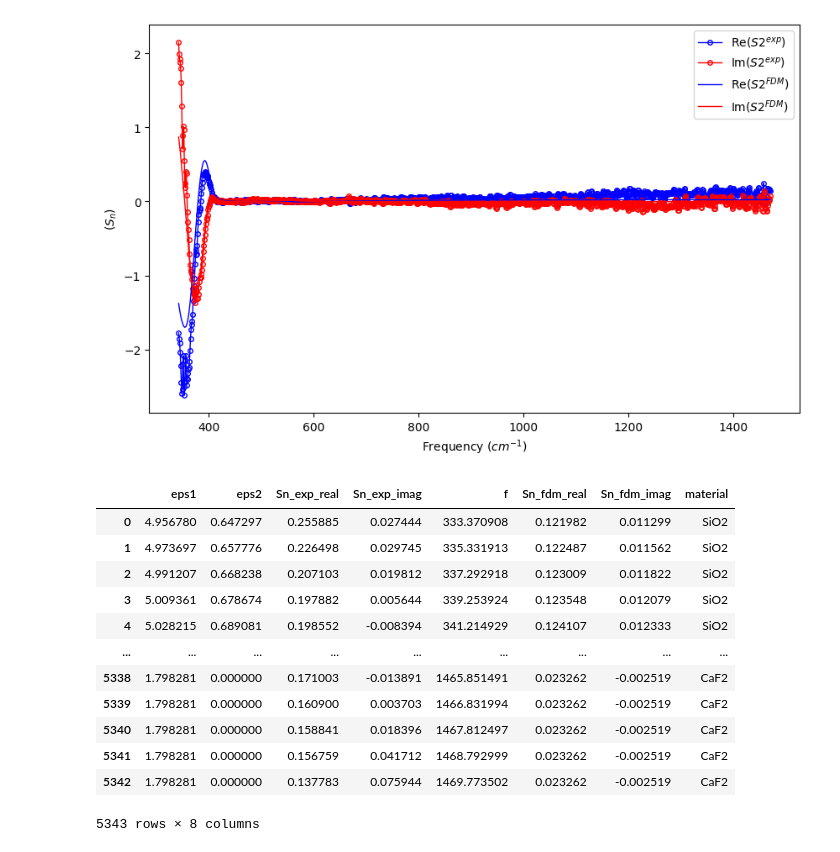
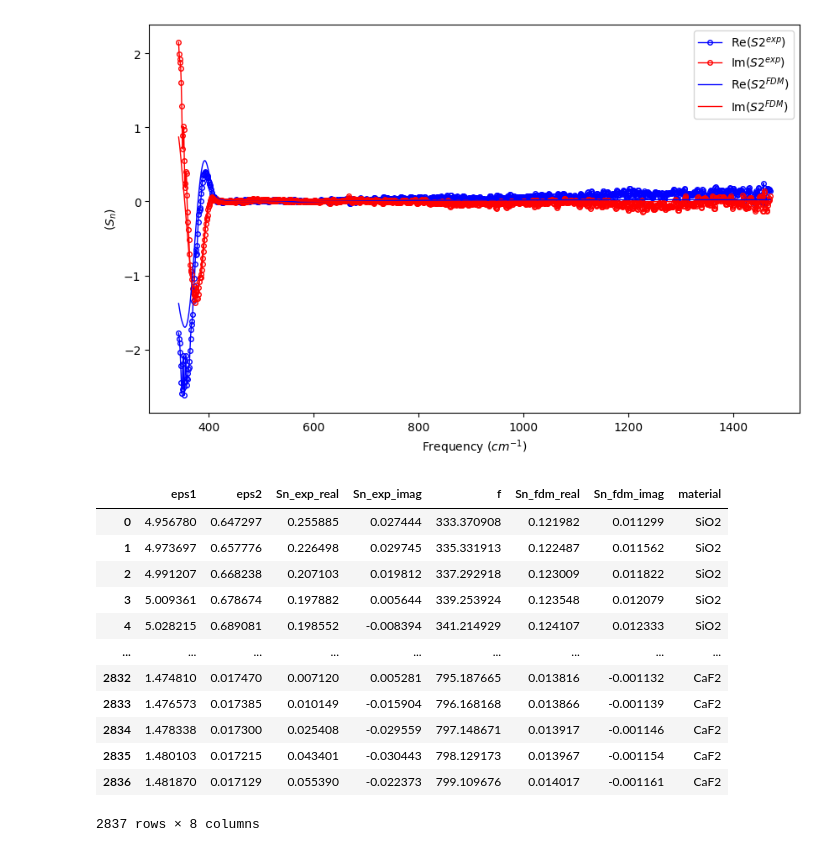
Before and after one commit to leoluga/nano-optics-ml, a Jupyter notebook: notebooks/testing_article_data/chen_article_code_and_data_extraction.ipynb, the cells around one changed output. Drawn from its saved outputs; the diff is of its cells as text; code cells hidden in the pictures.

```diff
--- a/notebooks/testing_article_data/chen_article_code_and_data_extraction.ipynb
+++ b/notebooks/testing_article_data/chen_article_code_and_data_extraction.ipynb
@@ -282,32 +280,37 @@ plotspectrum3(f_CaF2, Sn_CaF2, Sn_CaF2_cal_fd)
 # %%
 import pandas as pd
 
 materials_list = ['STO', 'SiO2','NGO','CaF2', 'LSAT', 'GaAs']
 
 df_list = []
 for material, values in main_data_dict.items():
 
     for key in values:
         values[key] = values[key].flatten()  # Ensure all arrays are 1D
     df = pd.DataFrame(values)
     df['material'] = material
+    if material == 'SiO2':
+        df = (df[df['f'] < 1400])
+    else:
+        df = (df[df['f'] < 800])
+
     df_list.append(df)
 
 final_df = pd.concat(df_list, ignore_index=True)
 final_df
 # %% [output]
 |  | eps1 | eps2 | Sn_exp_real | Sn_exp_imag | f | Sn_fdm_real | Sn_fdm_imag | material |
 | 0 | 4.956780 | 0.647297 | 0.255885 | 0.027444 | 333.370908 | 0.121982 | 0.011299 | SiO2 |
 | 1 | 4.973697 | 0.657776 | 0.226498 | 0.029745 | 335.331913 | 0.122487 | 0.011562 | SiO2 |
 | 2 | 4.991207 | 0.668238 | 0.207103 | 0.019812 | 337.292918 | 0.123009 | 0.011822 | SiO2 |
 | 3 | 5.009361 | 0.678674 | 0.197882 | 0.005644 | 339.253924 | 0.123548 | 0.012079 | SiO2 |
 | 4 | 5.028215 | 0.689081 | 0.198552 | -0.008394 | 341.214929 | 0.124107 | 0.012333 | SiO2 |
 | ... | ... | ... | ... | ... | ... | ... | ... | ... |
-| 5338 | 1.798281 | 0.000000 | 0.171003 | -0.013891 | 1465.851491 | 0.023262 | -0.002519 | CaF2 |
-| 5339 | 1.798281 | 0.000000 | 0.160900 | 0.003703 | 1466.831994 | 0.023262 | -0.002519 | CaF2 |
-| 5340 | 1.798281 | 0.000000 | 0.158841 | 0.018396 | 1467.812497 | 0.023262 | -0.002519 | CaF2 |
-| 5341 | 1.798281 | 0.000000 | 0.156759 | 0.041712 | 1468.792999 | 0.023262 | -0.002519 | CaF2 |
-| 5342 | 1.798281 | 0.000000 | 0.137783 | 0.075944 | 1469.773502 | 0.023262 | -0.002519 | CaF2 |
+| 2832 | 1.474810 | 0.017470 | 0.007120 | 0.005281 | 795.187665 | 0.013816 | -0.001132 | CaF2 |
+| 2833 | 1.476573 | 0.017385 | 0.010149 | -0.015904 | 796.168168 | 0.013866 | -0.001139 | CaF2 |
+| 2834 | 1.478338 | 0.017300 | 0.025408 | -0.029559 | 797.148671 | 0.013917 | -0.001146 | CaF2 |
+| 2835 | 1.480103 | 0.017215 | 0.043401 | -0.030443 | 798.129173 | 0.013967 | -0.001154 | CaF2 |
+| 2836 | 1.481870 | 0.017129 | 0.055390 | -0.022373 | 799.109676 | 0.014017 | -0.001161 | CaF2 |
-5343 rows × 8 columns
+2837 rows × 8 columns
 # %%
 final_df.to_csv(r'C:\nano_optics_ml_data\processed\article_main_data.csv')
```
Also changed, not shown: parts of 1 cell of this notebook, 23 other files.
